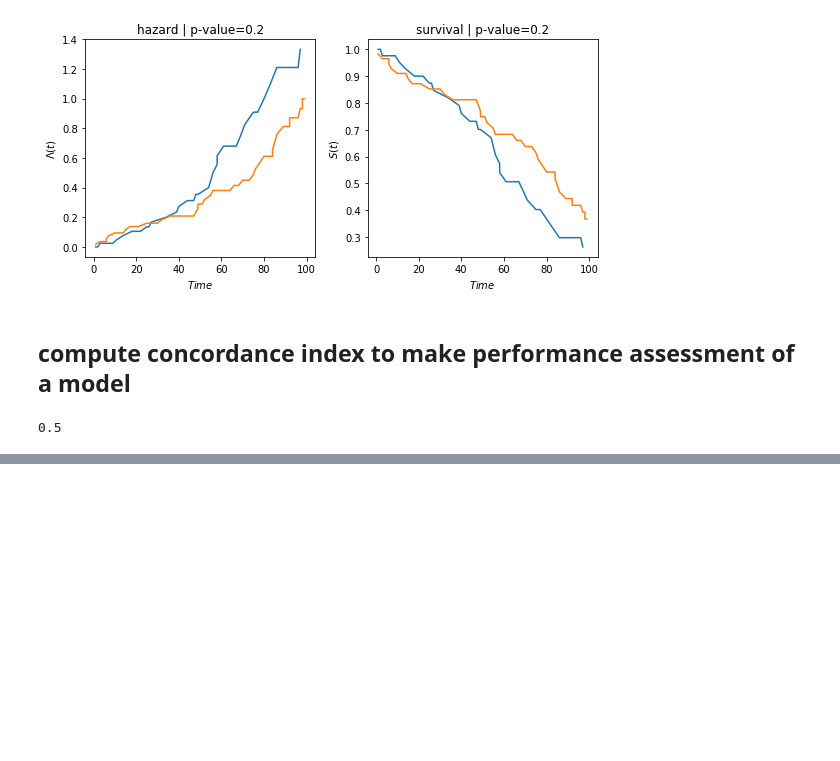
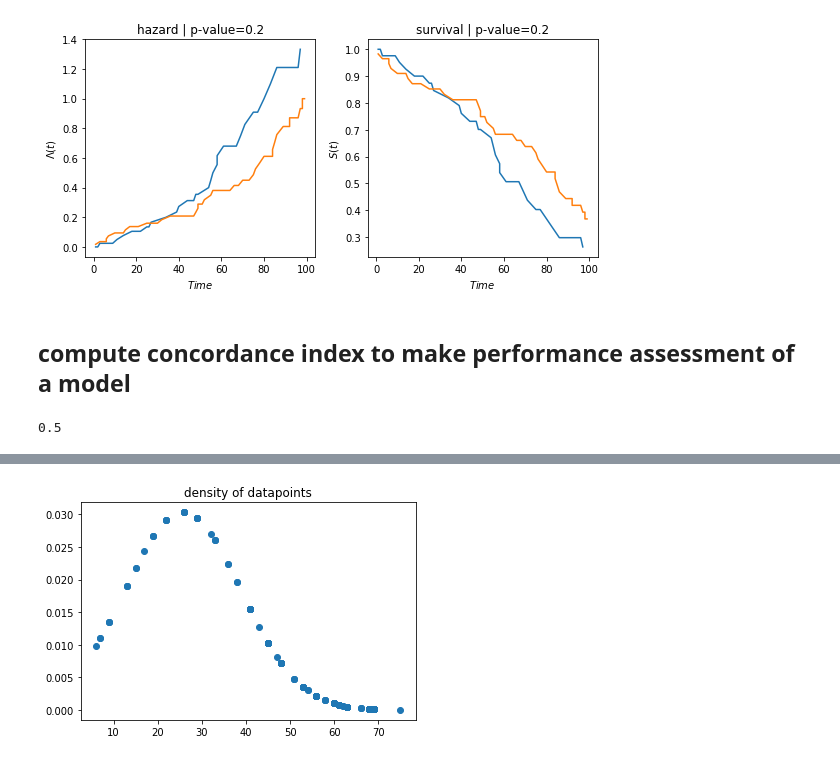
Before and after one commit to MiqG/miqg.github.io, a Jupyter notebook: learning_by_doing/2020-05-02-howto-survival_analysis.ipynb, the cells around one changed output, grey strips where cells are left out. Cells and saved outputs as stored; diff of their text form; code cells hidden in the pictures; blank space fills up the shorter version.

```diff
--- a/learning_by_doing/2020-05-02-howto-survival_analysis.ipynb
+++ b/learning_by_doing/2020-05-02-howto-survival_analysis.ipynb
@@ -125,0 +220,6 @@ concordance_index(df['T'], - cph.predict_partial_hazard(df), df['E'])
+# %%
+plt.plot(df['T'],prob, 'o')
+plt.title('density of datapoints')
+plt.show()
+# %% [output]
+[figure, added]
```
Also changed, not shown: parts of 20 cells of this notebook, 2 other files.
